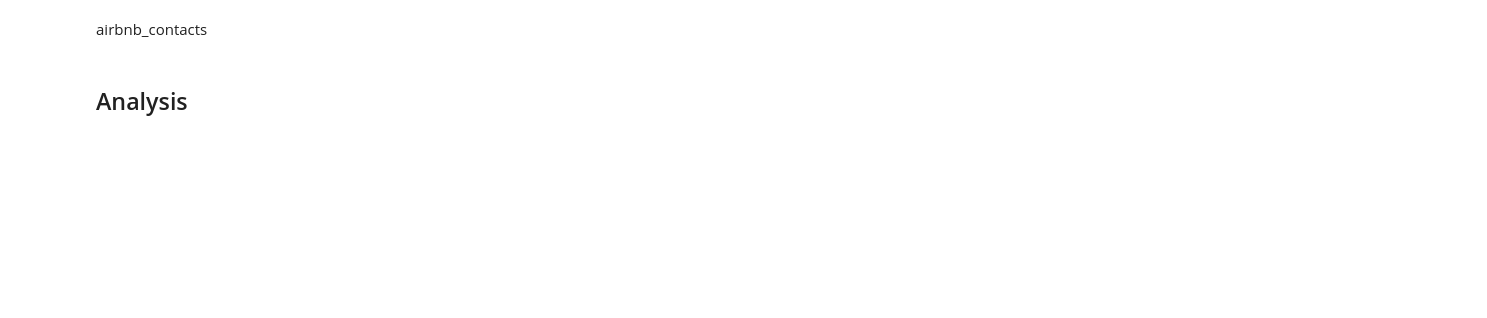
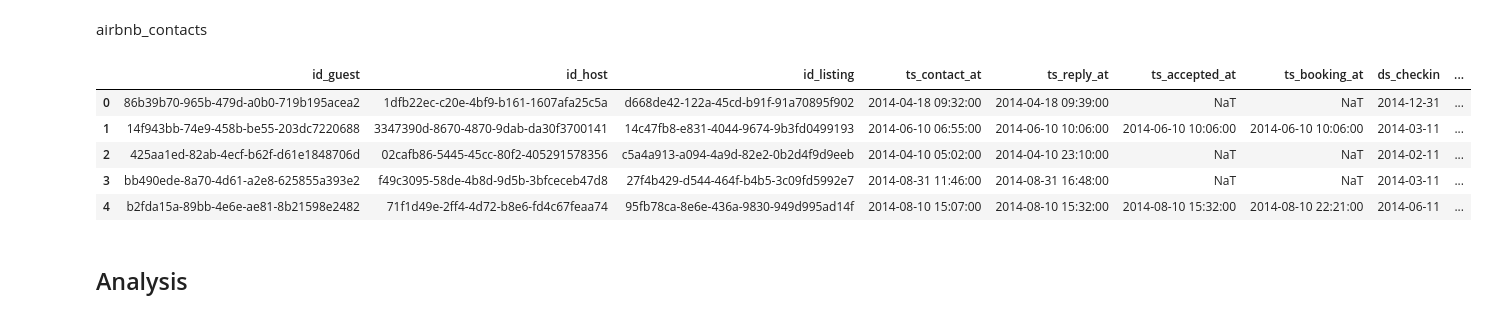
Before and after one commit to Waleed18574/SQLPortfolio, a Jupyter notebook: Project_3_Airbnb_Analytics/notebook/Airbnb_Analytics.ipynb, the cells around one changed output. Cells and saved outputs as stored; diff of their text form; code cells hidden in the pictures; blank space fills up the shorter version.

```diff
--- a/Project_3_Airbnb_Analytics/notebook/Airbnb_Analytics.ipynb
+++ b/Project_3_Airbnb_Analytics/notebook/Airbnb_Analytics.ipynb
@@ -251,6 +323,18 @@ WITH (FORMAT CSV, HEADER);
 """
 cur.execute(fill_tbl_airbnb_contacts)
 conn.commit()
+# %%
+show_tbl_airbnb_contacts = """
+SELECT * FROM airbnb_contacts;
+"""
+pd.read_sql(show_tbl_airbnb_contacts,conn).head()
+# %% [output]
+|  | id_guest | id_host | id_listing | ts_contact_at | ts_reply_at | ts_accepted_at | ts_booking_at | ds_checkin | ... |
+| 0 | 86b39b70-965b-479d-a0b0-719b195acea2 | 1dfb22ec-c20e-4bf9-b161-1607afa25c5a | d668de42-122a-45cd-b91f-91a70895f902 | 2014-04-18 09:32:00 | 2014-04-18 09:39:00 | NaT | NaT | 2014-12-31 | ... |
+| 1 | 14f943bb-74e9-458b-be55-203dc7220688 | 3347390d-8670-4870-9dab-da30f3700141 | 14c47fb8-e831-4044-9674-9b3fd0499193 | 2014-06-10 06:55:00 | 2014-06-10 10:06:00 | 2014-06-10 10:06:00 | 2014-06-10 10:06:00 | 2014-03-11 | ... |
+| 2 | 425aa1ed-82ab-4ecf-b62f-d61e1848706d | 02cafb86-5445-45cc-80f2-405291578356 | c5a4a913-a094-4a9d-82e2-0b2d4f9d9eeb | 2014-04-10 05:02:00 | 2014-04-10 23:10:00 | NaT | NaT | 2014-02-11 | ... |
+| 3 | bb490ede-8a70-4d61-a2e8-625855a393e2 | f49c3095-58de-4b8d-9d5b-3bfceceb47d8 | 27f4b429-d544-464f-b4b5-3c09fd5992e7 | 2014-08-31 11:46:00 | 2014-08-31 16:48:00 | NaT | NaT | 2014-03-11 | ... |
+| 4 | b2fda15a-89bb-4e6e-ae81-8b21598e2482 | 71f1d49e-2ff4-4d72-b8e6-fd4c67feaa74 | 95fb78ca-8e6e-436a-9830-949d995ad14f | 2014-08-10 15:07:00 | 2014-08-10 15:32:00 | 2014-08-10 15:32:00 | 2014-08-10 22:21:00 | 2014-06-11 | ... |
 # %% [markdown]
 ## Analysis
 # %% [markdown]
```
Also changed, not shown: parts of 20 cells of this notebook, 11 other files.
